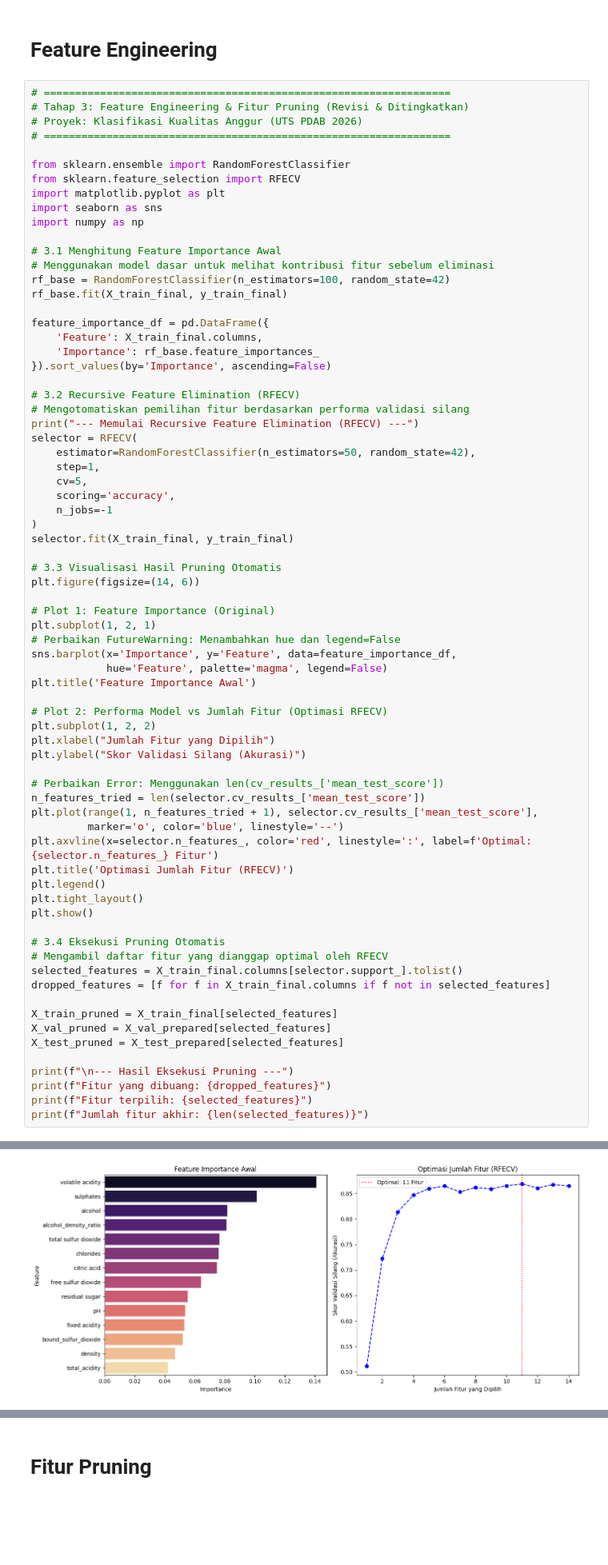
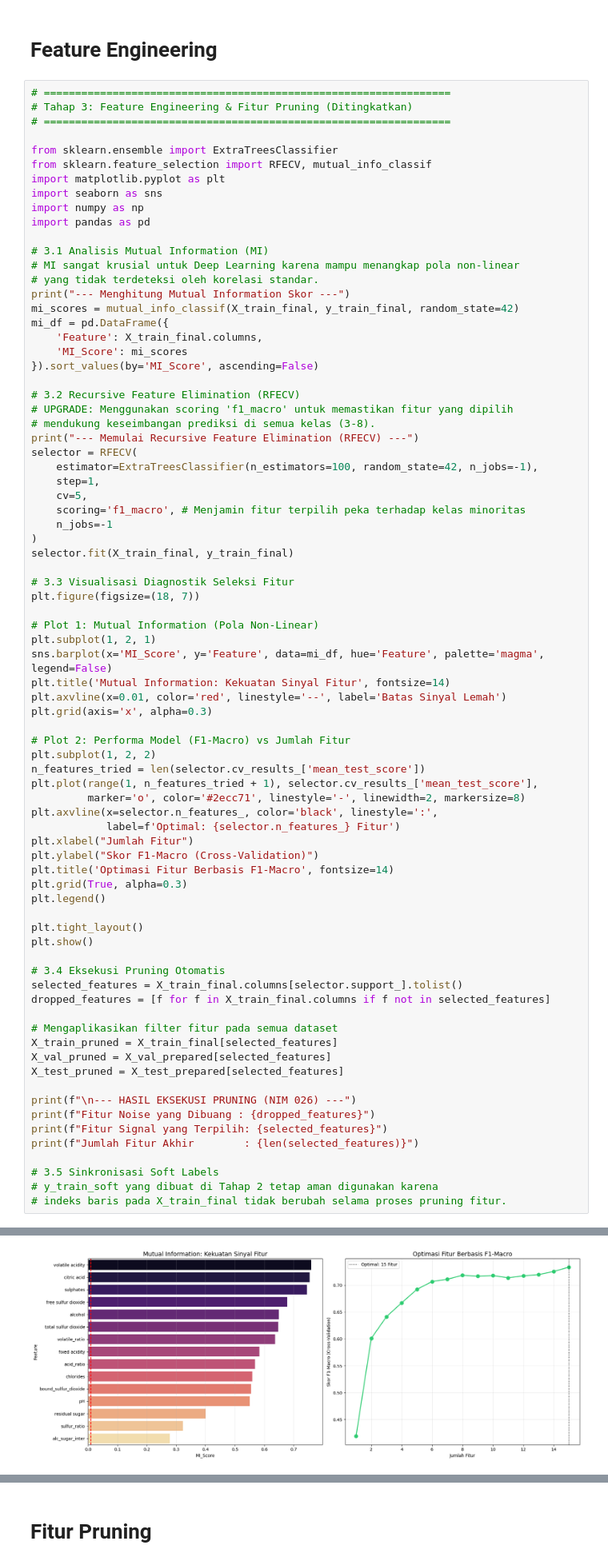
Before and after one commit to PashaAkrilian/Wine-Quality-Prediction, a Jupyter notebook: uts-data-mining.ipynb, the cells around one changed output, grey strips where cells are left out. Shown at 80% size. Cells and saved outputs as stored; diff of their text form; blank space fills up the shorter version.

Commit message:
Kaggle Notebook | UTS_Data Mining  | Version 10

```diff
--- a/uts-data-mining.ipynb
+++ b/uts-data-mining.ipynb
@@ -212,74 +217,80 @@ Name: count, dtype: int64
 # Feature Engineering
 # %%
 # =================================================================
-# Tahap 3: Feature Engineering & Fitur Pruning (Revisi & Ditingkatkan)
-# Proyek: Klasifikasi Kualitas Anggur (UTS PDAB 2026)
+# Tahap 3: Feature Engineering & Fitur Pruning (Ditingkatkan)
 # =================================================================
 
-from sklearn.ensemble import RandomForestClassifier
-from sklearn.feature_selection import RFECV
+from sklearn.ensemble import ExtraTreesClassifier
+from sklearn.feature_selection import RFECV, mutual_info_classif
 import matplotlib.pyplot as plt
 import seaborn as sns
 import numpy as np
+import pandas as pd
 
-# 3.1 Menghitung Feature Importance Awal
-# Menggunakan model dasar untuk melihat kontribusi fitur sebelum eliminasi
-rf_base = RandomForestClassifier(n_estimators=100, random_state=42)
-rf_base.fit(X_train_final, y_train_final)
-
-feature_importance_df = pd.DataFrame({
+# 3.1 Analisis Mutual Information (MI)
+# MI sangat krusial untuk Deep Learning karena mampu menangkap pola non-linear
+# yang tidak terdeteksi oleh korelasi standar.
+print("--- Menghitung Mutual Information Skor ---")
+mi_scores = mutual_info_classif(X_train_final, y_train_final, random_state=42)
+mi_df = pd.DataFrame({
     'Feature': X_train_final.columns,
-    'Importance': rf_base.feature_importances_
-}).sort_values(by='Importance', ascending=False)
+    'MI_Score': mi_scores
+}).sort_values(by='MI_Score', ascending=False)
 
 # 3.2 Recursive Feature Elimination (RFECV)
-# Mengotomatiskan pemilihan fitur berdasarkan performa validasi silang
+# UPGRADE: Menggunakan scoring 'f1_macro' untuk memastikan fitur yang dipilih
+# mendukung keseimbangan prediksi di semua kelas (3-8).
 print("--- Memulai Recursive Feature Elimination (RFECV) ---")
 selector = RFECV(
-    estimator=RandomForestClassifier(n_estimators=50, random_state=42),
+    estimator=ExtraTreesClassifier(n_estimators=100, random_state=42, n_jobs=-1),
     step=1,
     cv=5,
-    scoring='accuracy',
+    scoring='f1_macro', # Menjamin fitur terpilih peka terhadap kelas minoritas
     n_jobs=-1
 )
 selector.fit(X_train_final, y_train_final)
 
-# 3.3 Visualisasi Hasil Pruning Otomatis
-plt.figure(figsize=(14, 6))
+# 3.3 Visualisasi Diagnostik Seleksi Fitur
+plt.figure(figsize=(18, 7))
 
-# Plot 1: Feature Importance (Original)
+# Plot 1: Mutual Information (Pola Non-Linear)
 plt.subplot(1, 2, 1)
-# Perbaikan FutureWarning: Menambahkan hue dan legend=False
-sns.barplot(x='Importance', y='Feature', data=feature_importance_df,
-            hue='Feature', palette='magma', legend=False)
-plt.title('Feature Importance Awal')
+sns.barplot(x='MI_Score', y='Feature', data=mi_df, hue='Feature', palette='magma', legend=False)
+plt.title('Mutual Information: Kekuatan Sinyal Fitur', fontsize=14)
+plt.axvline(x=0.01, color='red', linestyle='--', label='Batas Sinyal Lemah')
+plt.grid(axis='x', alpha=0.3)
 
-# Plot 2: Performa Model vs Jumlah Fitur (Optimasi RFECV)
+# Plot 2: Performa Model (F1-Macro) vs Jumlah Fitur
 plt.subplot(1, 2, 2)
-plt.xlabel("Jumlah Fitur yang Dipilih")
-plt.ylabel("Skor Validasi Silang (Akurasi)")
-
-# Perbaikan Error: Menggunakan len(cv_results_['mean_test_score'])
 n_features_tried = len(selector.cv_results_['mean_test_score'])
 plt.plot(range(1, n_features_tried + 1), selector.cv_results_['mean_test_score'],
-         marker='o', color='blue', linestyle='--')
-plt.axvline(x=selector.n_features_, color='red', linestyle=':', label=f'Optimal: {selector.n_features_} Fitur')
-plt.title('Optimasi Jumlah Fitur (RFECV)')
+         marker='o', color='#2ecc71', linestyle='-', linewidth=2, markersize=8)
+plt.axvline(x=selector.n_features_, color='black', linestyle=':',
+            label=f'Optimal: {selector.n_features_} Fitur')
+plt.xlabel("Jumlah Fitur")
+plt.ylabel("Skor F1-Macro (Cross-Validation)")
+plt.title('Optimasi Fitur Berbasis F1-Macro', fontsize=14)
+plt.grid(True, alpha=0.3)
 plt.legend()
+
 plt.tight_layout()
 plt.show()
 
 # 3.4 Eksekusi Pruning Otomatis
-# Mengambil daftar fitur yang dianggap optimal oleh RFECV
 selected_features = X_train_final.columns[selector.support_].tolist()
 dropped_features = [f for f in X_train_final.columns if f not in selected_features]
 
+# Mengaplikasikan filter fitur pada semua dataset
 X_train_pruned = X_train_final[selected_features]
 X_val_pruned = X_val_prepared[selected_features]
 X_test_pruned = X_test_prepared[selected_features]
 
-print(f"\n--- Hasil Eksekusi Pruning ---")
-print(f"Fitur yang dibuang: {dropped_features}")
-print(f"Fitur terpilih: {selected_features}")
-print(f"Jumlah fitur akhir: {len(selected_features)}")
+print(f"\n--- HASIL EKSEKUSI PRUNING (NIM 026) ---")
+print(f"Fitur Noise yang Dibuang : {dropped_features}")
+print(f"Fitur Signal yang Terpilih: {selected_features}")
+print(f"Jumlah Fitur Akhir        : {len(selected_features)}")
+
+# 3.5 Sinkronisasi Soft Labels
+# y_train_soft yang dibuat di Tahap 2 tetap aman digunakan karena
+# indeks baris pada X_train_final tidak berubah selama proses pruning fitur.
 # %% [output]
@@ -286,2 +298,2 @@ print(f"Jumlah fitur akhir: {len(selected_features)}")
 --- Memulai Recursive Feature Elimination (RFECV) ---
-[figure, old version]
+[figure, new version]
```
Also changed, not shown: parts of 15 cells of this notebook.
